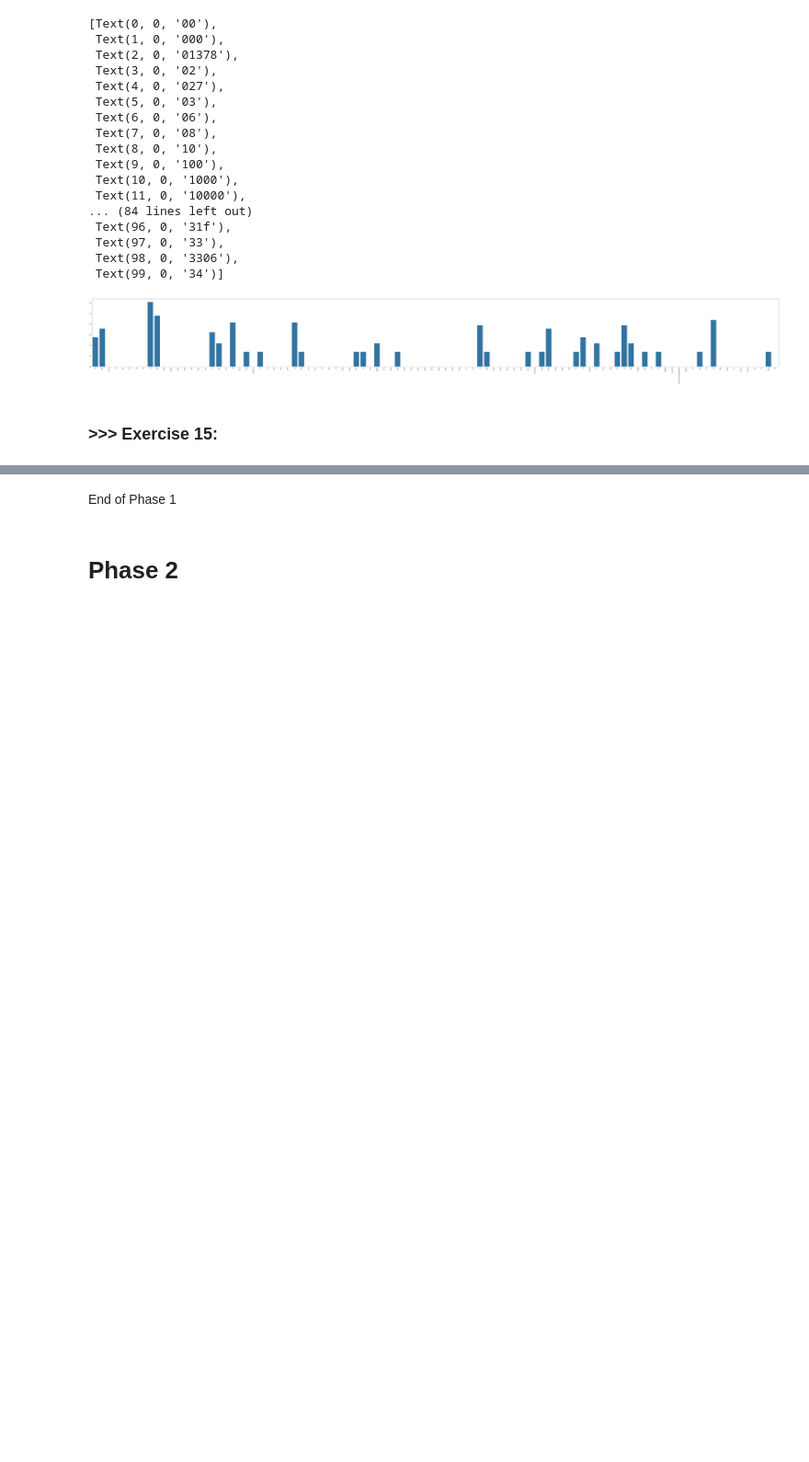
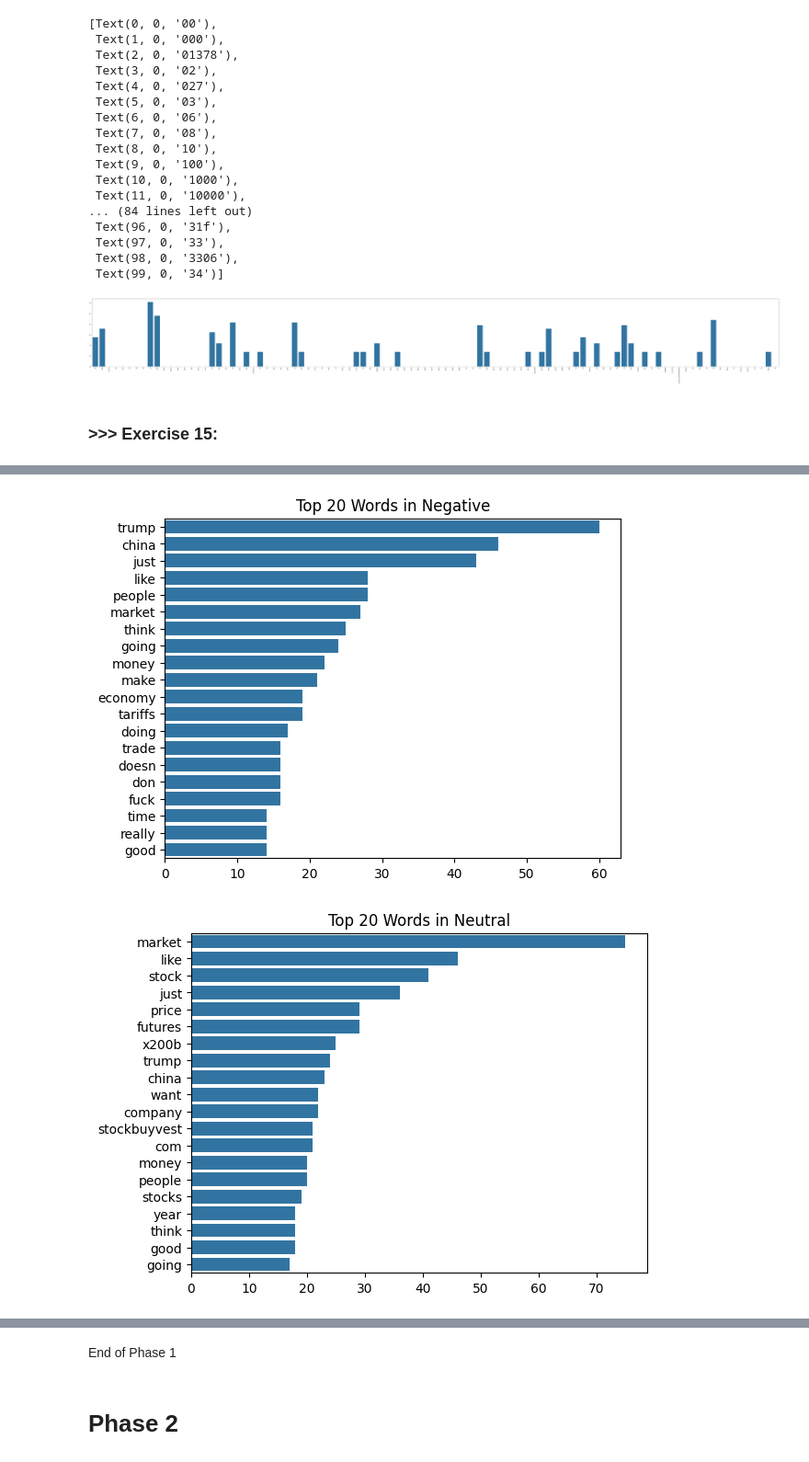
Before and after one commit to rampageben/DM2025-Lab1-Exercise, a Jupyter notebook: DM2025-Lab1-Homework.ipynb, the cells around one changed output, grey strips where cells are left out. Shown at 92% size. Saved outputs shown, nothing was run; the diff lists cells and outputs as text; code cells hidden in the pictures; blank space fills up the shorter version.

```diff
--- a/DM2025-Lab1-Homework.ipynb
+++ b/DM2025-Lab1-Homework.ipynb
@@ -748,0 +765,23 @@ fig.show()
+# %%
+# For each sentiment labels, compute the frequency of each word and plot the top 20 words in a horizontal bar chart.
+# observe
+# The word in Negative include "trump", "china". This suggests that negative posts are often related to political or economic topics.
+# The word in Neutral include "market", "stock", "price". This reflects an objective tone centered around reporting or observation rather than emotion.
+# The word in Positive include "good", "technology", "potential". This suggests optimism toward emerging sectors and technologies.
+
+for label in df["label_name"].unique():
+    texts = df[df["label_name"]==label]["text"]
+    vec = CountVectorizer(stop_words="english", max_features=20)
+    X = vec.fit_transform(texts.astype(str))
+    terms = vec.get_feature_names_out()
+    freqs = np.asarray(X.sum(axis=0)).flatten()
+    sorted_idx = np.argsort(freqs)[::-1][:20]
+    terms = terms[sorted_idx]
+    freqs = freqs[sorted_idx]
+
+    sns.barplot(x=freqs, y=terms)
+    plt.title(f"Top 20 Words in {label}")
+    plt.show()
+# %% [output]
+[figure, added]
+[figure, added]
```
Also changed, not shown: parts of 5 cells of this notebook.
